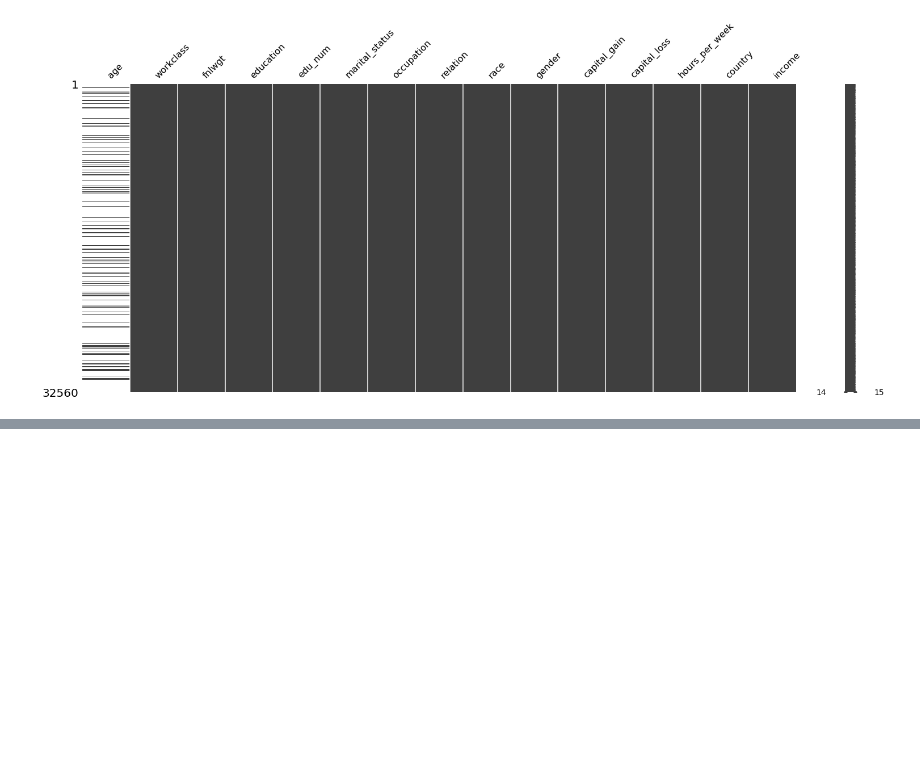
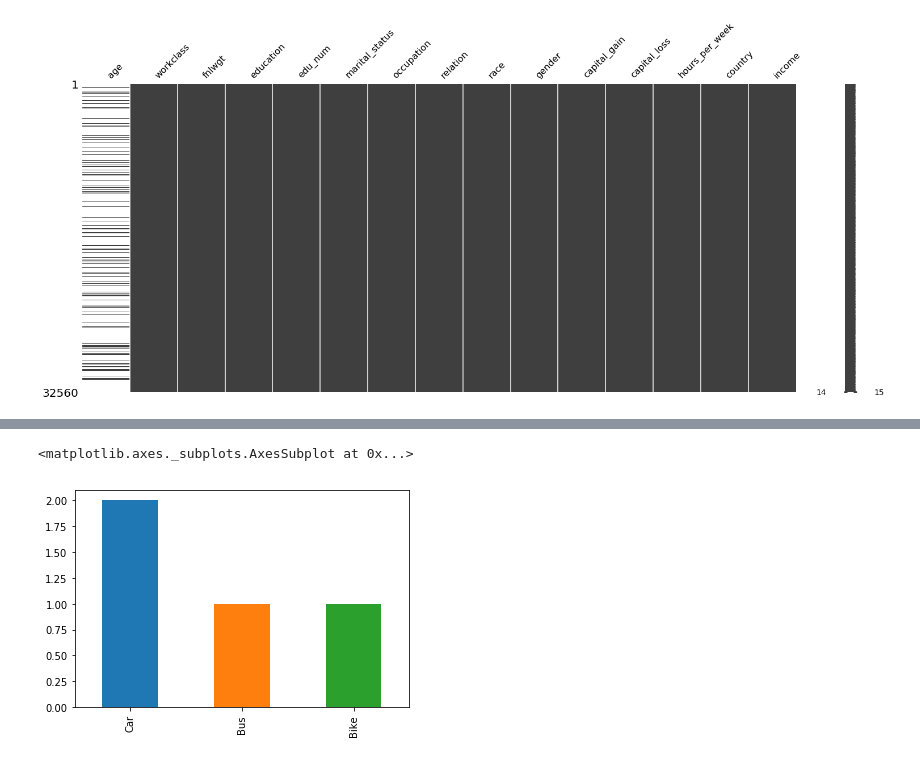
Before and after one commit to bnriiitb/applied_machine_learning_course, a Jupyter notebook: 05 Machine Learning Foundation/Pandas Handas On.ipynb, the cells around one changed output, grey strips where cells are left out. Cells and saved outputs as stored; diff of their text form; code cells hidden in the pictures; blank space fills up the shorter version.

```diff
--- a/05 Machine Learning Foundation/Pandas Handas On.ipynb
+++ b/05 Machine Learning Foundation/Pandas Handas On.ipynb
@@ -230,0 +392,5 @@ msno.matrix(adult_dataset)
+# %%
+impute_dataset.Vehicle.value_counts().plot(kind='bar')
+# %% [output]
+<matplotlib.axes._subplots.AxesSubplot at 0x...>
+[figure, added]
```
Also changed, not shown: parts of 25 cells of this notebook, 1 other file.
